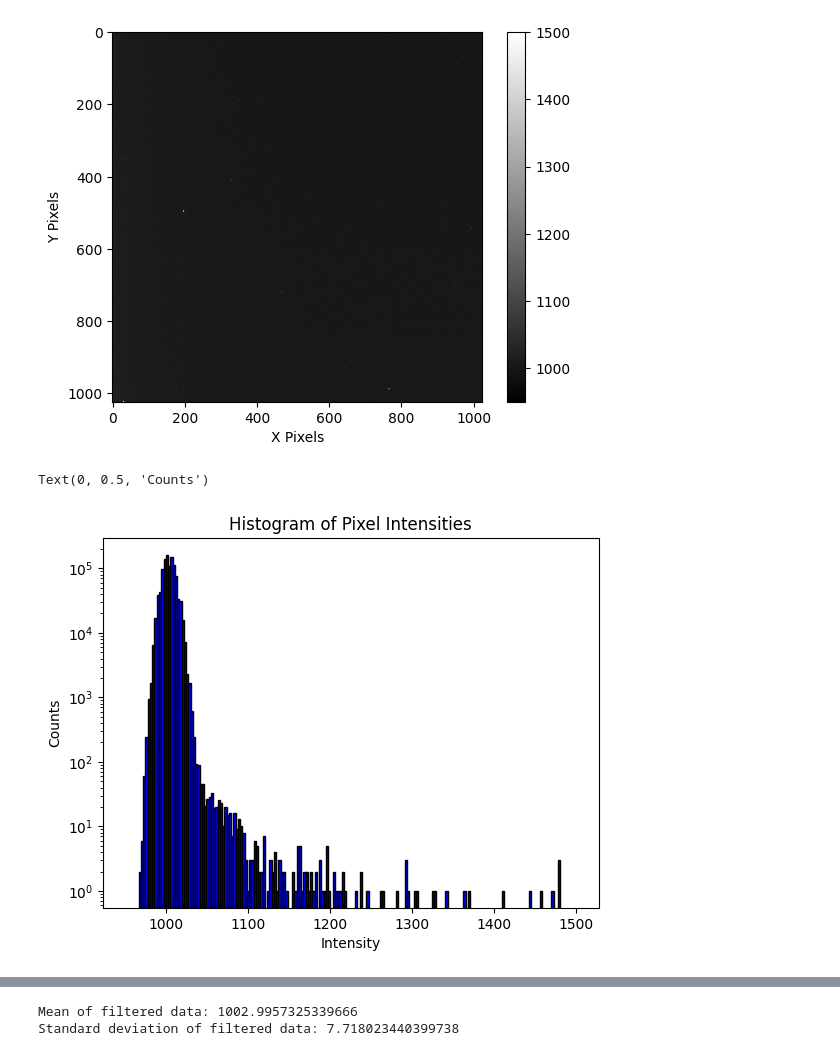
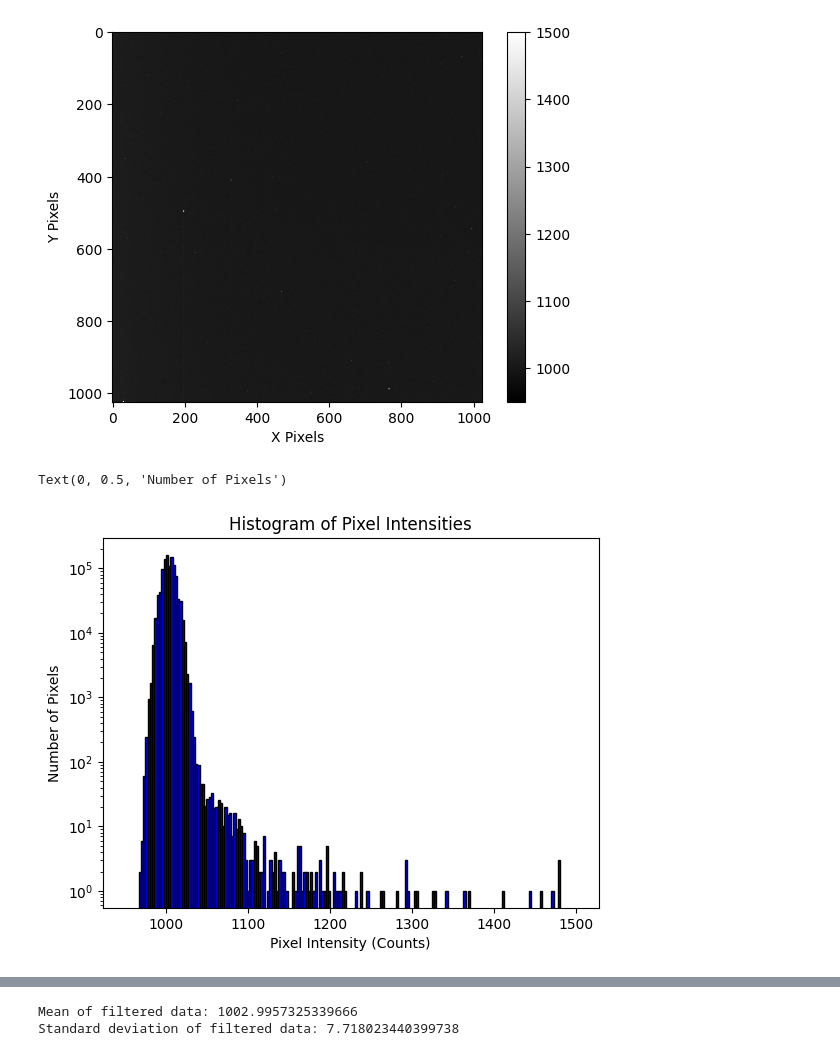
Before and after one commit to emsonmez/AST_443, a Jupyter notebook: Lab_1/Misha_Work/section_4.1.ipynb, the cells around one changed output, grey strips where cells are left out. Saved outputs shown, nothing was run; the diff lists cells and outputs as text; code cells hidden in the pictures.

```diff
--- a/Lab_1/Misha_Work/section_4.1.ipynb
+++ b/Lab_1/Misha_Work/section_4.1.ipynb
@@ -24,15 +25,15 @@ plt.show()
 # %%
 # Flattening the data into a 1D array
 flattened_data = bias_frame_data.flatten()
 
 # Plotting the histogram of intensity values
 plt.hist(flattened_data, bins=200, range=(950, 1500), log=True, color='blue', edgecolor='black')
 plt.title('Histogram of Pixel Intensities')
-plt.xlabel('Intensity')
-plt.ylabel('Counts')
+plt.xlabel('Pixel Intensity (Counts)')
+plt.ylabel('Number of Pixels')
 # %% [output]
-Text(0, 0.5, 'Counts')
+Text(0, 0.5, 'Number of Pixels')
-[figure, old version]
+[figure, new version]
 # %%
 threshold = 1050 # or maybe 1100, 1150?
 
```
Also changed, not shown: parts of 5 cells of this notebook, 2 other files.
